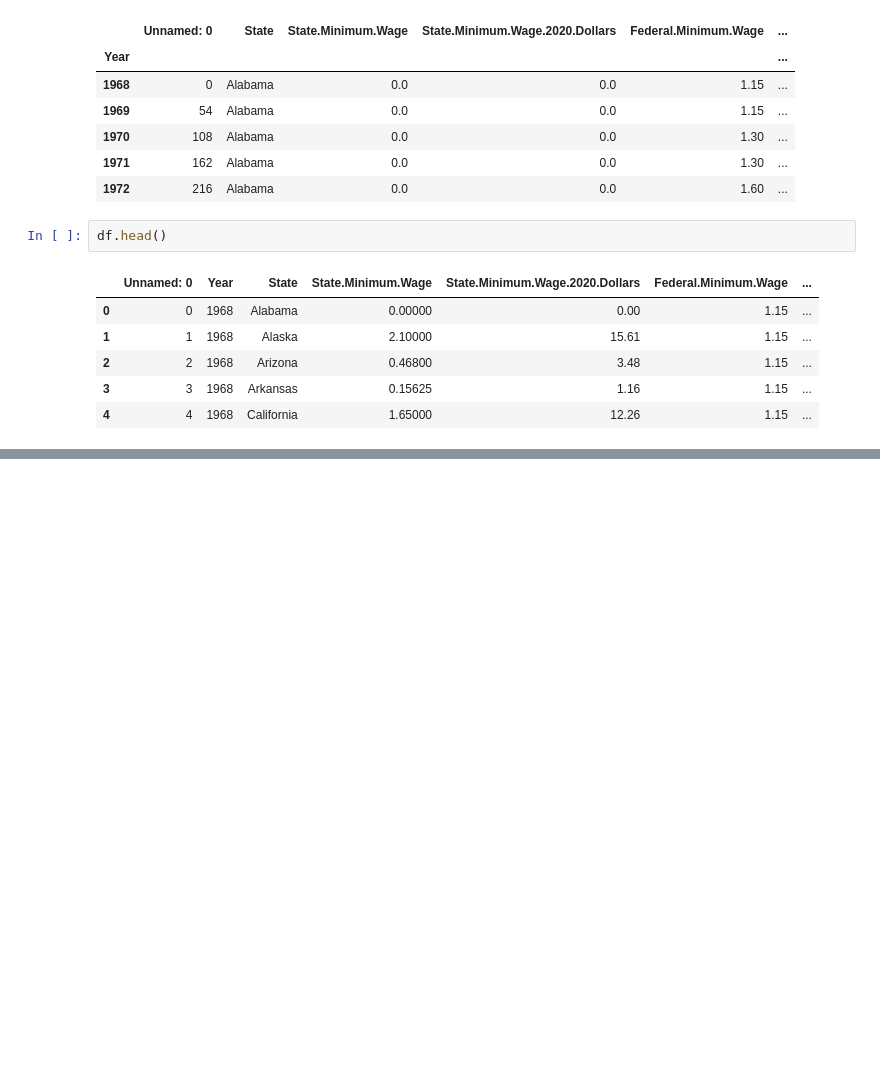
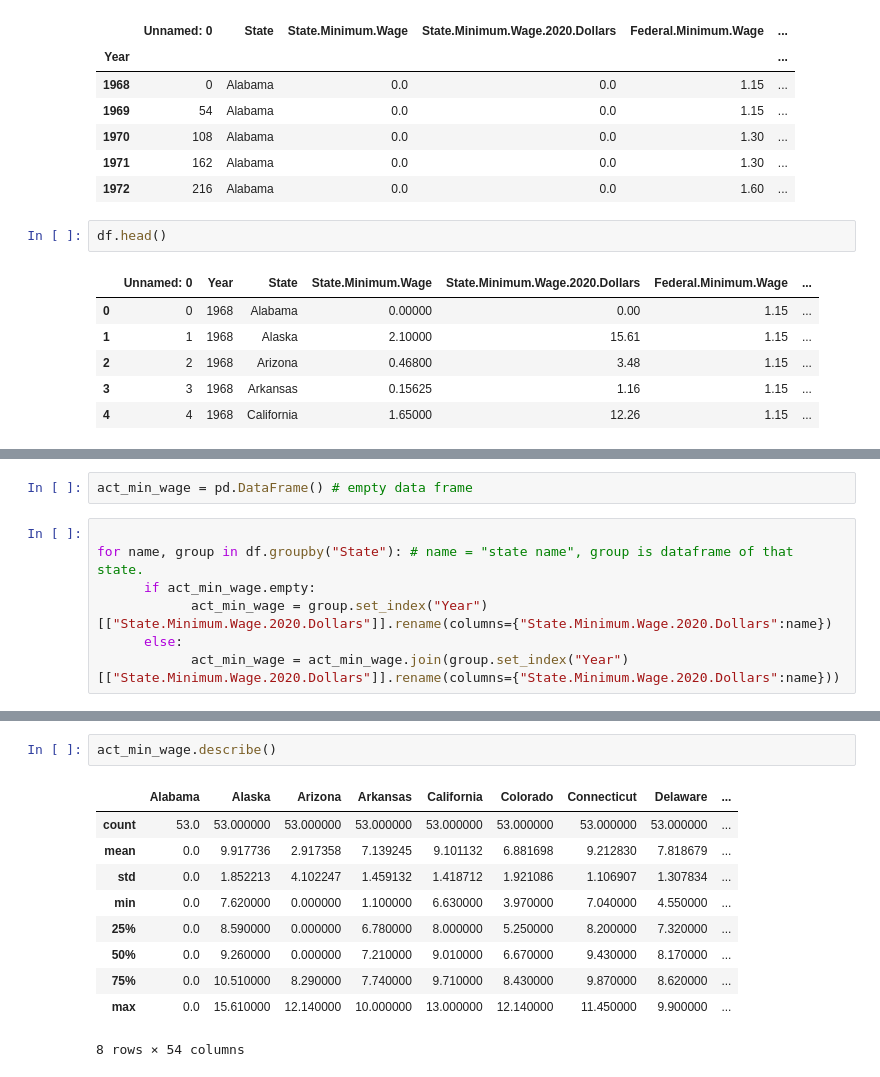
Before and after one commit to SiddheshDaphane/US-Minimum-Wage-by-State-Data-Analysis, a Jupyter notebook: min_wage.ipynb, the cells around one changed output, grey strips where cells are left out. Saved outputs shown, nothing was run; the diff lists cells and outputs as text; blank space fills up the shorter version.

```diff
--- a/min_wage.ipynb
+++ b/min_wage.ipynb
@@ -109,0 +114,9 @@ df.head()
+# %%
+act_min_wage = pd.DataFrame() # empty data frame
+# %%
+
+for name, group in df.groupby("State"): # name = "state name", group is dataframe of that state.
+      if act_min_wage.empty:
+            act_min_wage = group.set_index("Year")[["State.Minimum.Wage.2020.Dollars"]].rename(columns={"State.Minimum.Wage.2020.Dollars":name})
+      else:
+            act_min_wage = act_min_wage.join(group.set_index("Year")[["State.Minimum.Wage.2020.Dollars"]].rename(columns={"State.Minimum.Wage.2020.Dollars":name}))
@@ -109,0 +175,13 @@ df.head()
+# %%
+act_min_wage.describe()
+# %% [output]
+|  | Alabama | Alaska | Arizona | Arkansas | California | Colorado | Connecticut | Delaware | ... |
+| count | 53.0 | 53.000000 | 53.000000 | 53.000000 | 53.000000 | 53.000000 | 53.000000 | 53.000000 | ... |
+| mean | 0.0 | 9.917736 | 2.917358 | 7.139245 | 9.101132 | 6.881698 | 9.212830 | 7.818679 | ... |
+| std | 0.0 | 1.852213 | 4.102247 | 1.459132 | 1.418712 | 1.921086 | 1.106907 | 1.307834 | ... |
+| min | 0.0 | 7.620000 | 0.000000 | 1.100000 | 6.630000 | 3.970000 | 7.040000 | 4.550000 | ... |
+| 25% | 0.0 | 8.590000 | 0.000000 | 6.780000 | 8.000000 | 5.250000 | 8.200000 | 7.320000 | ... |
+| 50% | 0.0 | 9.260000 | 0.000000 | 7.210000 | 9.010000 | 6.670000 | 9.430000 | 8.170000 | ... |
+| 75% | 0.0 | 10.510000 | 8.290000 | 7.740000 | 9.710000 | 8.430000 | 9.870000 | 8.620000 | ... |
+| max | 0.0 | 15.610000 | 12.140000 | 10.000000 | 13.000000 | 12.140000 | 11.450000 | 9.900000 | ... |
+8 rows × 54 columns
```
Also changed, not shown: parts of 11 cells of this notebook.
